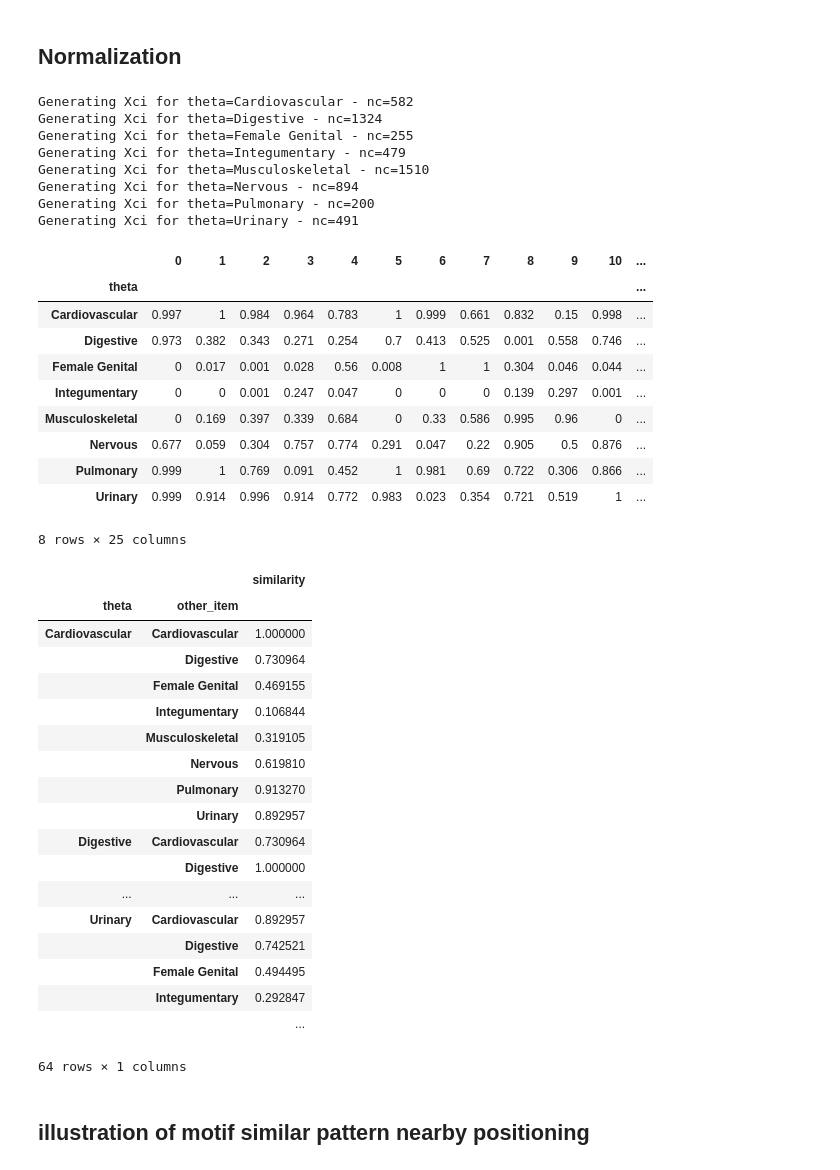
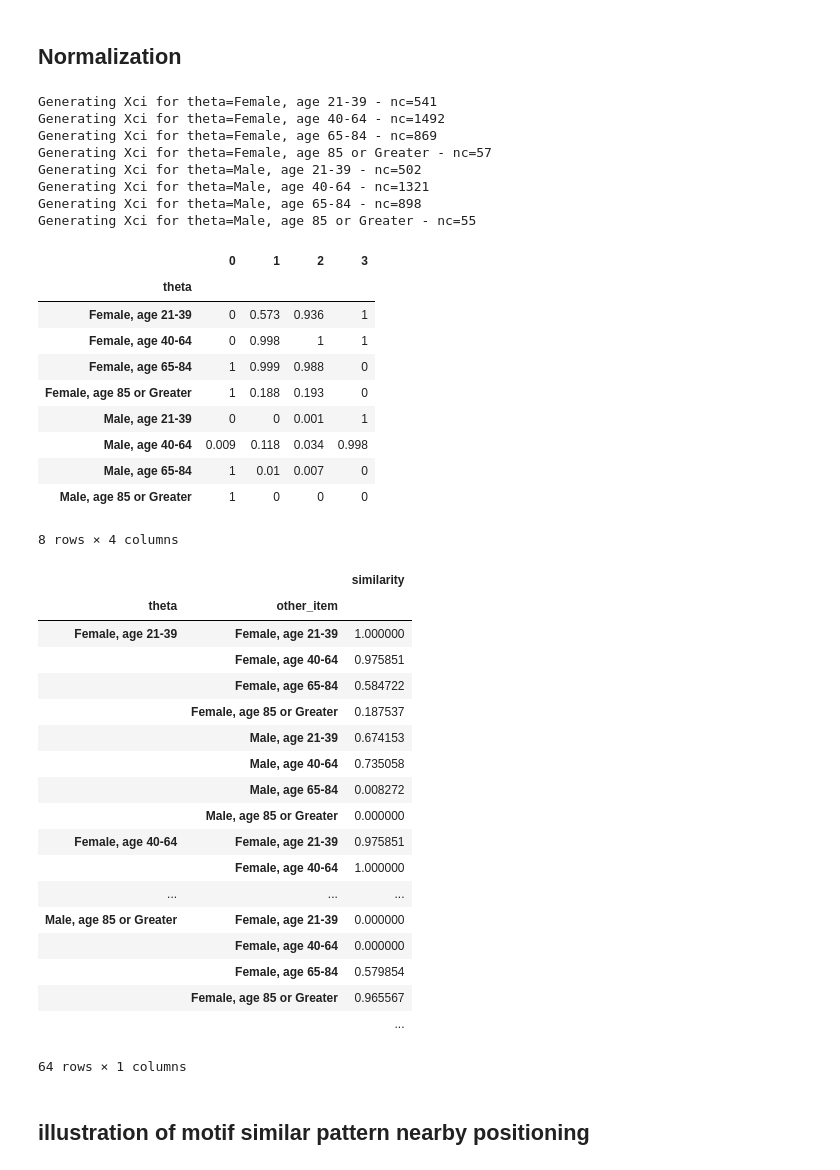
Before and after one commit to pvnick/tempos, a Jupyter notebook: manuscript_code.ipynb, the cells around one changed output. Saved outputs shown, nothing was run; the diff lists cells and outputs as text; code cells hidden in the pictures.

```diff
--- a/manuscript_code.ipynb
+++ b/manuscript_code.ipynb
@@ -656,7 +656,7 @@ def sax_unwindowed(time_series, paa_length, breakpoints):
 # %%
 np.random.seed(10) #ensure we get consistent replicatable results
 all_motifs = {}
-beta = 5 #alphabet size
+beta = 2 #alphabet size
 number_of_ten_minute_intervals_in_frame = 60. * 5. / 10. #5 hours
 all_paa = interpolated_grouped_by_patient.apply(lambda s: piecewise_aggregate_approximation(pd.Series(s.values), paa_size = np.ceil(s.count() / number_of_ten_minute_intervals_in_frame)))
 all_paa_series = pd.Series(all_paa.values)
@@ -969,54 +969,54 @@ start_cutoff_pain_data["custom_column"] = start_cutoff_pain_data.Gender.apply(la
 ## Normalization
 # %%
 #start_cutoff_pain_data.PrimaryCPTCodeCategory2
-clustered_motif_matrices = get_clustered_motif_matrices("PrimaryCPTCodeCategory2")
+#clustered_motif_matrices = get_clustered_motif_matrices("PrimaryCPTCodeCategory2")
 #clustered_motif_matrices = get_clustered_motif_matrices("Gender")
-#clustered_motif_matrices = get_clustered_motif_matrices("custom_column")
+clustered_motif_matrices = get_clustered_motif_matrices("custom_column")
 #clustered_motif_matrices = get_clustered_motif_matrices("Age_Group")
 clustered_motif_matrices_grouped = clustered_motif_matrices.groupby(level=0)
 cluster_sample_sizes = clustered_motif_matrices_grouped.count()
 individual_motif_counts_by_cluster = clustered_motif_matrices_grouped.sum()
 total_motif_quantities_by_cluster = individual_motif_counts_by_cluster.sum(axis=1)
 motif_proportions_clusters = individual_motif_counts_by_cluster.apply(lambda val: val / total_motif_quantities_by_cluster)
 cluster_criteria = motif_proportions_clusters.index
 icons = pd.DataFrame(columns = motif_matrices_by_patient.columns, index = pd.Index(data=[], name="theta"))
 for criterion in cluster_criteria:
     motif_proportions_cluster = motif_proportions_clusters.ix[criterion]
     cluster_n = cluster_sample_sizes.ix[criterion][0]
     minimum_cluster_n = 50
     if cluster_n > minimum_cluster_n:
         print("Generating Xci for theta=" + str(criterion) + " - nc=" + str(cluster_n))
         nr = 1000
         motif_importance_sample = pd.Series(np.arange(nr)).apply(sample_motif_importances, sample_size=cluster_n)
         numerators = motif_importance_sample.apply(lambda row: row <= motif_proportions_cluster, axis=1).sum()
         denominators = motif_importance_sample.count()
         CDF = numerators / denominators
         icon = CDF
         icons.ix[str(criterion)] = icon
     else:
         print("Skipping theta=" + str(criterion) + " - nc=" + str(cluster_n))
 
 icons
 # %% [output]
-Generating Xci for theta=Cardiovascular - nc=582
-Generating Xci for theta=Digestive - nc=1324
-Generating Xci for theta=Female Genital - nc=255
-Generating Xci for theta=Integumentary - nc=479
-Generating Xci for theta=Musculoskeletal - nc=1510
-Generating Xci for theta=Nervous - nc=894
-Generating Xci for theta=Pulmonary - nc=200
-Generating Xci for theta=Urinary - nc=491
+Generating Xci for theta=Female, age 21-39 - nc=541
+Generating Xci for theta=Female, age 40-64 - nc=1492
+Generating Xci for theta=Female, age 65-84 - nc=869
+Generating Xci for theta=Female, age 85 or Greater - nc=57
+Generating Xci for theta=Male, age 21-39 - nc=502
+Generating Xci for theta=Male, age 40-64 - nc=1321
+Generating Xci for theta=Male, age 65-84 - nc=898
+Generating Xci for theta=Male, age 85 or Greater - nc=55
-|  | 0 | 1 | 2 | 3 | 4 | 5 | 6 | 7 | 8 | 9 | 10 | ... |
-| theta |  |  |  |  |  |  |  |  |  |  |  | ... |
-| Cardiovascular | 0.997 | 1 | 0.984 | 0.964 | 0.783 | 1 | 0.999 | 0.661 | 0.832 | 0.15 | 0.998 | ... |
-| Digestive | 0.973 | 0.382 | 0.343 | 0.271 | 0.254 | 0.7 | 0.413 | 0.525 | 0.001 | 0.558 | 0.746 | ... |
-| Female Genital | 0 | 0.017 | 0.001 | 0.028 | 0.56 | 0.008 | 1 | 1 | 0.304 | 0.046 | 0.044 | ... |
-| Integumentary | 0 | 0 | 0.001 | 0.247 | 0.047 | 0 | 0 | 0 | 0.139 | 0.297 | 0.001 | ... |
-| Musculoskeletal | 0 | 0.169 | 0.397 | 0.339 | 0.684 | 0 | 0.33 | 0.586 | 0.995 | 0.96 | 0 | ... |
-| Nervous | 0.677 | 0.059 | 0.304 | 0.757 | 0.774 | 0.291 | 0.047 | 0.22 | 0.905 | 0.5 | 0.876 | ... |
-| Pulmonary | 0.999 | 1 | 0.769 | 0.091 | 0.452 | 1 | 0.981 | 0.69 | 0.722 | 0.306 | 0.866 | ... |
-| Urinary | 0.999 | 0.914 | 0.996 | 0.914 | 0.772 | 0.983 | 0.023 | 0.354 | 0.721 | 0.519 | 1 | ... |
+|  | 0 | 1 | 2 | 3 |
+| theta |  |  |  |  |
+| Female, age 21-39 | 0 | 0.573 | 0.936 | 1 |
+| Female, age 40-64 | 0 | 0.998 | 1 | 1 |
+| Female, age 65-84 | 1 | 0.999 | 0.988 | 0 |
+| Female, age 85 or Greater | 1 | 0.188 | 0.193 | 0 |
+| Male, age 21-39 | 0 | 0 | 0.001 | 1 |
+| Male, age 40-64 | 0.009 | 0.118 | 0.034 | 0.998 |
+| Male, age 65-84 | 1 | 0.01 | 0.007 | 0 |
+| Male, age 85 or Greater | 1 | 0 | 0 | 0 |
-8 rows × 25 columns
+8 rows × 4 columns
 # %%
 def get_similarities(icon, all_icons):
     similarities = cosine_similarity(X=icon, Y=all_icons)[0]
@@ -1029,21 +1029,21 @@ all_theta_similarities
 # %% [output]
 |  |  | similarity |
 | theta | other_item |  |
-| Cardiovascular | Cardiovascular | 1.000000 |
-|  | Digestive | 0.730964 |
-|  | Female Genital | 0.469155 |
-|  | Integumentary | 0.106844 |
-|  | Musculoskeletal | 0.319105 |
-|  | Nervous | 0.619810 |
-|  | Pulmonary | 0.913270 |
-|  | Urinary | 0.892957 |
-| Digestive | Cardiovascular | 0.730964 |
-|  | Digestive | 1.000000 |
+| Female, age 21-39 | Female, age 21-39 | 1.000000 |
+|  | Female, age 40-64 | 0.975851 |
+|  | Female, age 65-84 | 0.584722 |
+|  | Female, age 85 or Greater | 0.187537 |
+|  | Male, age 21-39 | 0.674153 |
+|  | Male, age 40-64 | 0.735058 |
+|  | Male, age 65-84 | 0.008272 |
+|  | Male, age 85 or Greater | 0.000000 |
+| Female, age 40-64 | Female, age 21-39 | 0.975851 |
+|  | Female, age 40-64 | 1.000000 |
 | ... | ... | ... |
-| Urinary | Cardiovascular | 0.892957 |
-|  | Digestive | 0.742521 |
-|  | Female Genital | 0.494495 |
-|  | Integumentary | 0.292847 |
+| Male, age 85 or Greater | Female, age 21-39 | 0.000000 |
+|  | Female, age 40-64 | 0.000000 |
+|  | Female, age 65-84 | 0.579854 |
+|  | Female, age 85 or Greater | 0.965567 |
 |  |  | ... |
 64 rows × 1 columns
 # %% [markdown]
```
Also changed, not shown: parts of 3 cells of this notebook, 1 other file.
